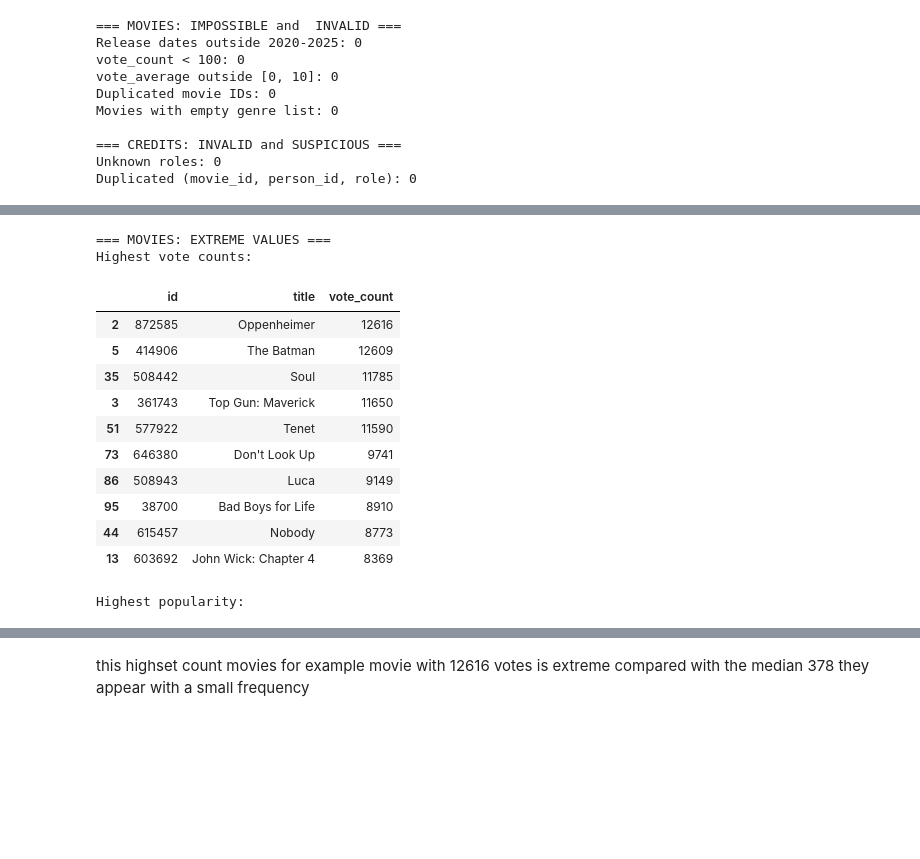
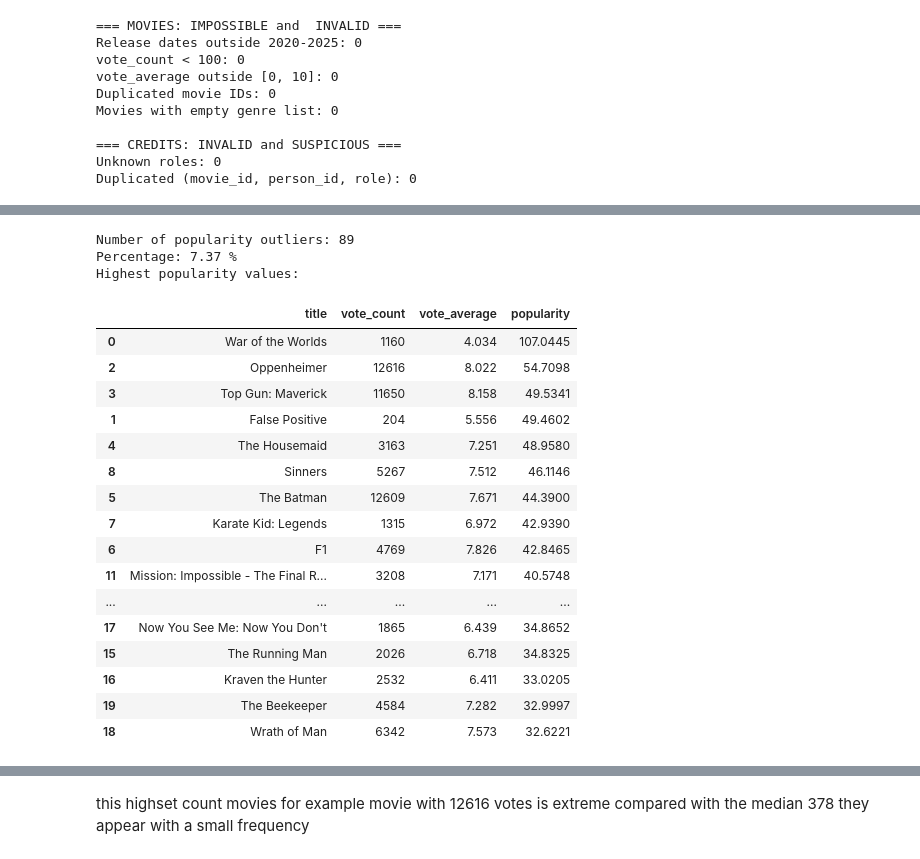
Before and after one commit to Belaidbens/TMDB-data-acquisition, a Jupyter notebook: aquisition.ipynb, the cells around one changed output, grey strips where cells are left out. Cells and saved outputs as stored; diff of their text form; code cells hidden in the pictures; blank space fills up the shorter version.

```diff
--- a/aquisition.ipynb
+++ b/aquisition.ipynb
@@ -1014,13 +1016,15 @@ print(
     round(vote_outliers.mean() * 100, 2),
     "%"
 )
-movies_df.loc[
-    vote_outliers,
-    ["title", "vote_count", "vote_average", "popularity"]
-].sort_values(
-    "vote_count",
-    ascending=False
-).head(20)
+
+print("\n=== MOVIES: EXTREME VALUES ===")
+
+print("Highest vote counts:")
+
+display(movies_df.loc[vote_outliers,["title", "vote_count", "vote_average", "popularity"]].sort_values("vote_count",ascending=False).head(20))
+
+Q1 = movies_df["popularity"].quantile(0.25)
+Q3 = movies_df["popularity"].quantile(0.75)
 # %% [output]
 Q1: 186.0
 Q3: 1046.0
@@ -1045,25 +1056,45 @@ Percentage: 10.84 %
 # %%
-print("\n=== MOVIES: EXTREME VALUES ===")
 
-print("Highest vote counts:")
 
-display(movies_df[["id", "title", "vote_count"]].sort_values("vote_count",ascending=False).head(10))
+IQR = Q3 - Q1
 
-print("Highest popularity:")
+lower = Q1 - 1.5 * IQR
+upper = Q3 + 1.5 * IQR
 
-display(movies_df[["id", "title", "popularity"]].sort_values("popularity",ascending=False).head(10))
+popularity_outliers = (
+    (movies_df["popularity"] < lower) |
+    (movies_df["popularity"] > upper)
+)
+
+print("Number of popularity outliers:", popularity_outliers.sum())
+print(
+    "Percentage:",
+    round(popularity_outliers.mean() * 100, 2),
+    "%"
+)
+
+
+print("Highest popularity values:")
+
+display(movies_df.loc[popularity_outliers,["title", "vote_count", "vote_average", "popularity"]].sort_values("popularity",ascending=False).head(20))
 # %% [output]
-=== MOVIES: EXTREME VALUES ===
-Highest vote counts:
+Number of popularity outliers: 89
+Percentage: 7.37 %
+Highest popularity values:
-|  | id | title | vote_count |
-| 2 | 872585 | Oppenheimer | 12616 |
-| 5 | 414906 | The Batman | 12609 |
-| 35 | 508442 | Soul | 11785 |
-| 3 | 361743 | Top Gun: Maverick | 11650 |
-| 51 | 577922 | Tenet | 11590 |
-| 73 | 646380 | Don't Look Up | 9741 |
-| 86 | 508943 | Luca | 9149 |
-| 95 | 38700 | Bad Boys for Life | 8910 |
-| 44 | 615457 | Nobody | 8773 |
-| 13 | 603692 | John Wick: Chapter 4 | 8369 |
+|  | title | vote_count | vote_average | popularity |
+| 0 | War of the Worlds | 1160 | 4.034 | 107.0445 |
+| 2 | Oppenheimer | 12616 | 8.022 | 54.7098 |
+| 3 | Top Gun: Maverick | 11650 | 8.158 | 49.5341 |
+| 1 | False Positive | 204 | 5.556 | 49.4602 |
+| 4 | The Housemaid | 3163 | 7.251 | 48.9580 |
+| 8 | Sinners | 5267 | 7.512 | 46.1146 |
+| 5 | The Batman | 12609 | 7.671 | 44.3900 |
+| 7 | Karate Kid: Legends | 1315 | 6.972 | 42.9390 |
+| 6 | F1 | 4769 | 7.826 | 42.8465 |
+| 11 | Mission: Impossible - The Final R... | 3208 | 7.171 | 40.5748 |
+| ... | ... | ... | ... | ... |
+| 17 | Now You See Me: Now You Don't | 1865 | 6.439 | 34.8652 |
+| 15 | The Running Man | 2026 | 6.718 | 34.8325 |
+| 16 | Kraven the Hunter | 2532 | 6.411 | 33.0205 |
+| 19 | The Beekeeper | 4584 | 7.282 | 32.9997 |
+| 18 | Wrath of Man | 6342 | 7.573 | 32.6221 |
-Highest popularity:
```
Also changed, not shown: parts of 3 cells of this notebook, 1 other file.
